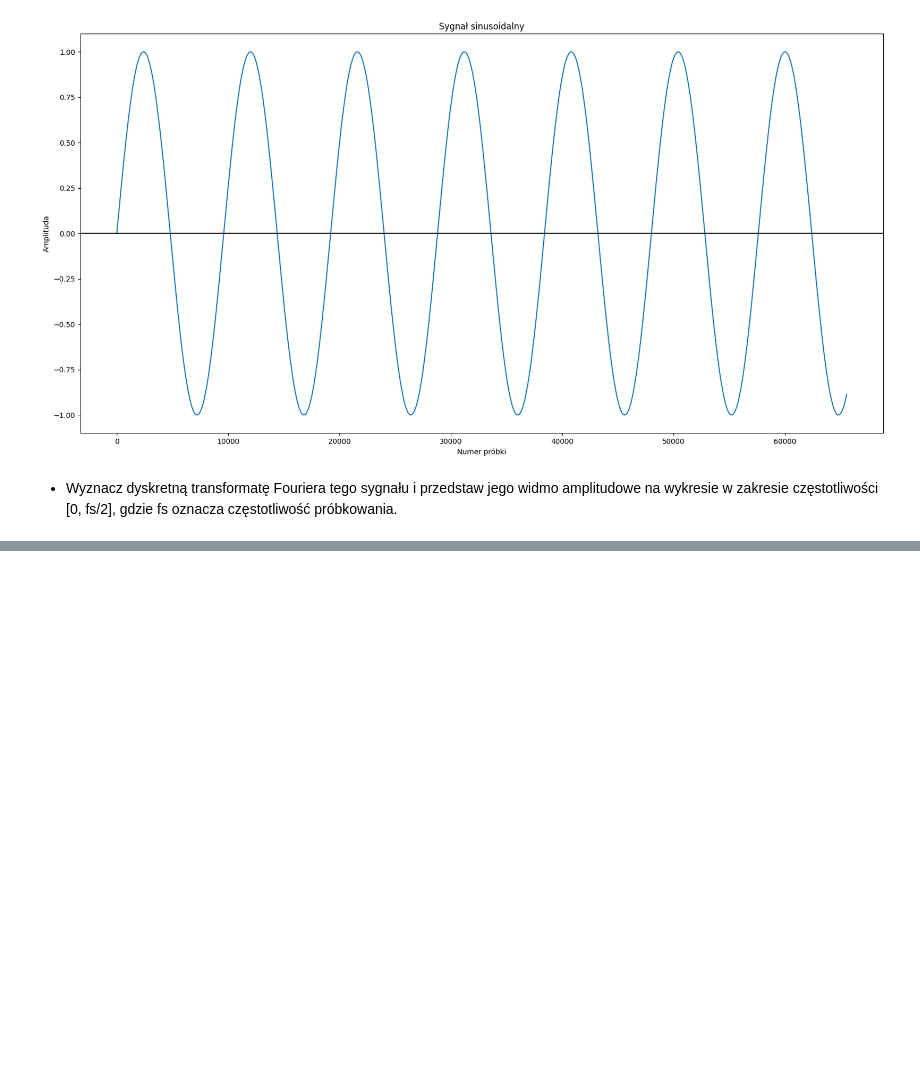
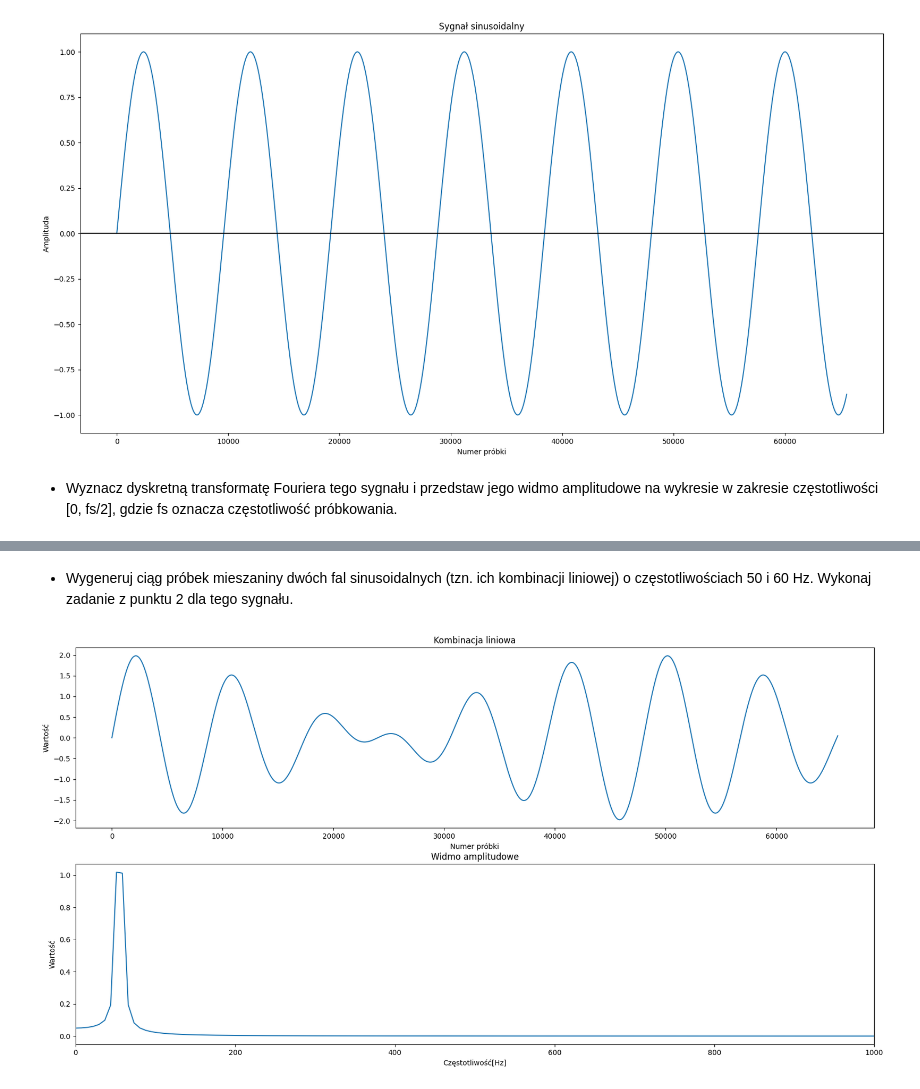
Before and after one commit to igorwlodarczyk/cpsio, a Jupyter notebook: lab1.ipynb, the cells around one changed output, grey strips where cells are left out. Drawn from its saved outputs; the diff is of its cells as text; code cells hidden in the pictures; blank space fills up the shorter version.

```diff
--- a/lab1.ipynb
+++ b/lab1.ipynb
@@ -116,0 +130,32 @@ plt.show()
+# %% [markdown]
+- Wygeneruj ciąg próbek mieszaniny dwóch fal sinusoidalnych (tzn. ich kombinacji liniowej) o częstotliwościach 50 i 60 Hz. Wykonaj zadanie z punktu 2 dla tego sygnału.
+# %%
+f1 = 50
+f2 = 60
+fs = 480_000
+
+N = np.arange(length)
+
+y1 = np.sin(2 * np.pi * N * f1/fs)
+y2 = np.sin(2 * np.pi * N * f2/fs)
+
+widmo = np.abs(np.fft.rfft(y1 + y2)) / (length/2)
+
+plt.figure(figsize=(20,10))
+
+plt.subplot(2, 1, 1)
+plt.plot(N,y1 + y2)
+plt.title('Kombinacja liniowa')
+plt.xlabel('Numer próbki')
+plt.ylabel('Wartość')
+
+plt.subplot(2, 1, 2)
+plt.plot(f, widmo)
+plt.xlim(0, 1000)
+plt.title('Widmo amplitudowe')
+plt.xlabel('Częstotliwość[Hz]')
+plt.ylabel('Wartość')
+
+plt.show()
+# %% [output]
+[figure, added]
```
Also changed, not shown: parts of 19 cells of this notebook.
